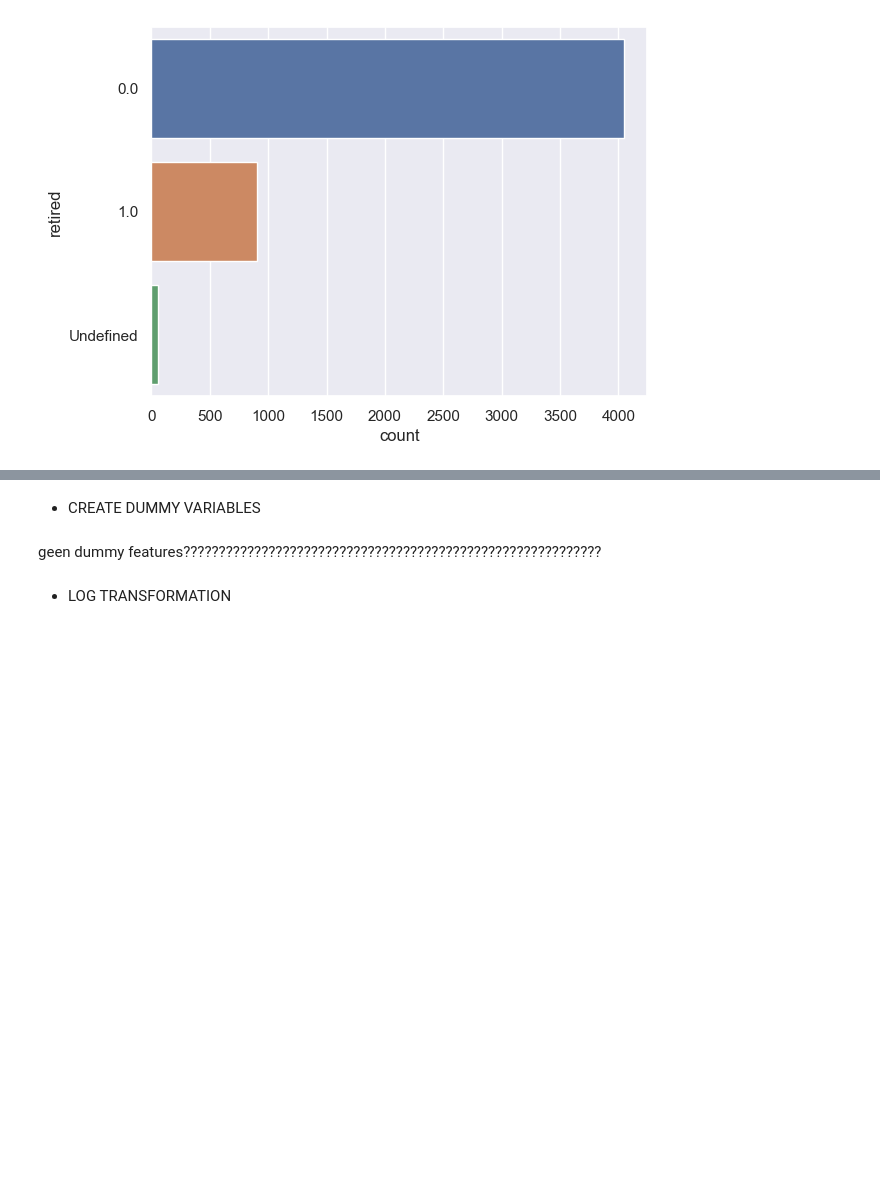
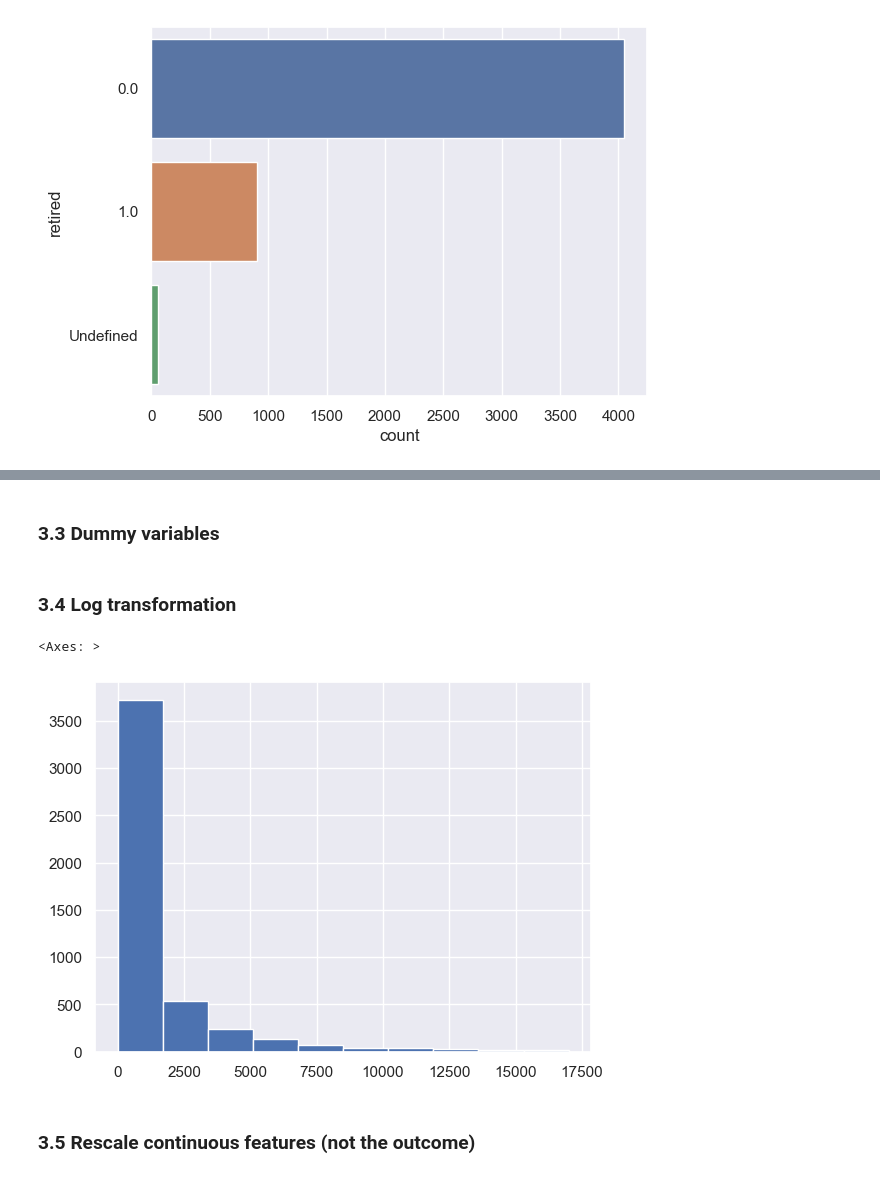
Before and after one commit to Vicba/SchoolProject, a Jupyter notebook: Project.ipynb, the cells around one changed output, grey strips where cells are left out. Saved outputs shown, nothing was run; the diff lists cells and outputs as text; code cells hidden in the pictures; blank space fills up the shorter version.

```diff
--- a/Project.ipynb
+++ b/Project.ipynb
@@ -380,6 +361,11 @@ Sparse classes ???????????????????????
-# %% [markdown]
-- CREATE DUMMY VARIABLES
-# %% [markdown]
-geen dummy features???????????????????????????????????????????????????????????
-# %% [markdown]
-- LOG TRANSFORMATION
+# %% [markdown]
+### 3.3 Dummy variables
+# %% [markdown]
+### 3.4 Log transformation
+# %%
+(df['income_am']).hist(range=[0, 17000])
+# %% [output]
+<Axes: >
+[figure, added]
+# %% [markdown]
+### 3.5 Rescale continuous features (not the outcome)
```
Also changed, not shown: parts of 18 cells of this notebook.
